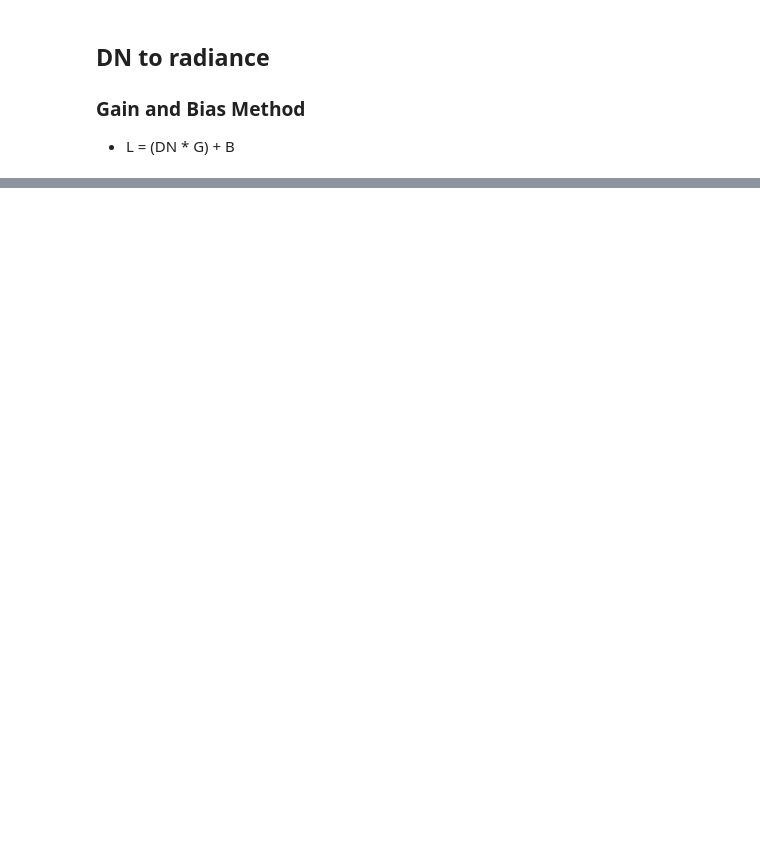
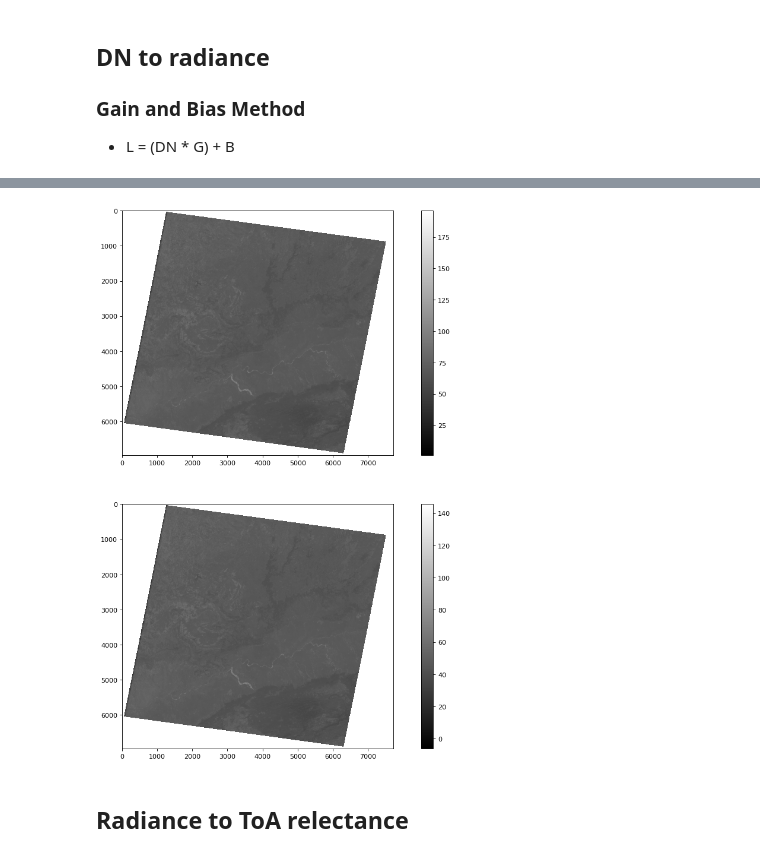
Before and after one commit to AslanDevbrat/Geoinformatics, a Jupyter notebook: Geo_assig_1.ipynb, the cells around one changed output, grey strips where cells are left out. Saved outputs shown, nothing was run; the diff lists cells and outputs as text; code cells hidden in the pictures; blank space fills up the shorter version.

```diff
--- a/Geo_assig_1.ipynb
+++ b/Geo_assig_1.ipynb
@@ -152,0 +172,12 @@ Landsat7_mlt_file.head(10)
+# %%
+fig, ax = plt.subplots(2 ,1,figsize=(15,15), dpi =80)
+#fig(num=None, figsize=(5, 5), dpi=80, facecolor='w', edgecolor='k')
+ax[0].imshow(data_array, cmap ='gray',) #row=0, col=0
+fig.colorbar(ax[ 0].imshow(data_array, cmap ='gray',) ,ax=ax[0])
+ax[1].imshow(new_data_array, cmap = 'gray') #row=1, col=0
+fig.colorbar(ax[1].imshow(new_data_array, cmap ='gray',) ,ax=ax[1])
+plt.show()
+# %% [output]
+[figure, added]
+# %% [markdown]
+## Radiance to ToA relectance
```
Also changed, not shown: parts of 9 cells of this notebook.
